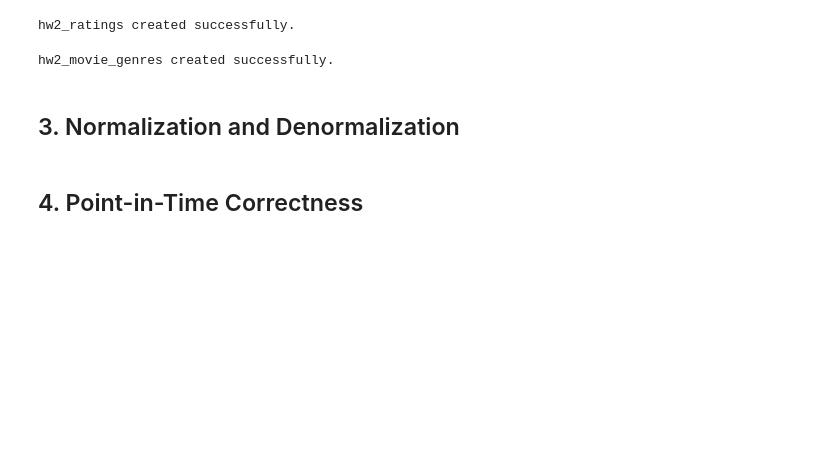
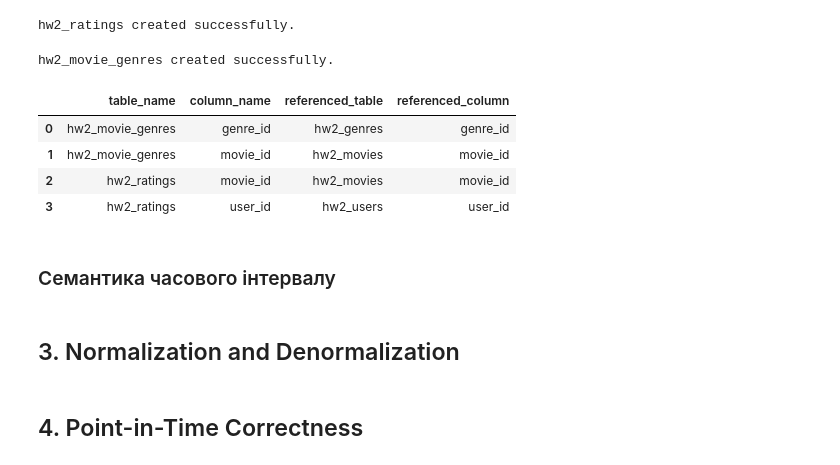
Before and after one commit to BorysZhyhalo/goit-rdb-hw-02, a Jupyter notebook: hw2_movie_recommendation.ipynb, the cells around one changed output. Cells and saved outputs as stored; diff of their text form; code cells hidden in the pictures; blank space fills up the shorter version.

```diff
--- a/hw2_movie_recommendation.ipynb
+++ b/hw2_movie_recommendation.ipynb
@@ -176,3 +169,31 @@ with engine.begin() as conn:
 print("hw2_movie_genres created successfully.")
 # %% [output]
 hw2_movie_genres created successfully.
+# %%
+fk_check = pd.read_sql("""
+    SELECT
+        tc.table_name,
+        kcu.column_name,
+        ccu.table_name AS referenced_table,
+        ccu.column_name AS referenced_column
+    FROM information_schema.table_constraints AS tc
+    JOIN information_schema.key_column_usage AS kcu
+        ON tc.constraint_name = kcu.constraint_name
+       AND tc.table_schema = kcu.table_schema
+    JOIN information_schema.constraint_column_usage AS ccu
+        ON tc.constraint_name = ccu.constraint_name
+       AND tc.table_schema = ccu.table_schema
+    WHERE tc.constraint_type = 'FOREIGN KEY'
+      AND LEFT(tc.table_name, 4) = 'hw2_'
+    ORDER BY tc.table_name, kcu.column_name;
+""", engine)
+
+fk_check
+# %% [output]
+|  | table_name | column_name | referenced_table | referenced_column |
+| 0 | hw2_movie_genres | genre_id | hw2_genres | genre_id |
+| 1 | hw2_movie_genres | movie_id | hw2_movies | movie_id |
+| 2 | hw2_ratings | movie_id | hw2_movies | movie_id |
+| 3 | hw2_ratings | user_id | hw2_users | user_id |
+# %% [markdown]
+### Семантика часового інтервалу
```
Also changed, not shown: parts of 2 cells of this notebook.
